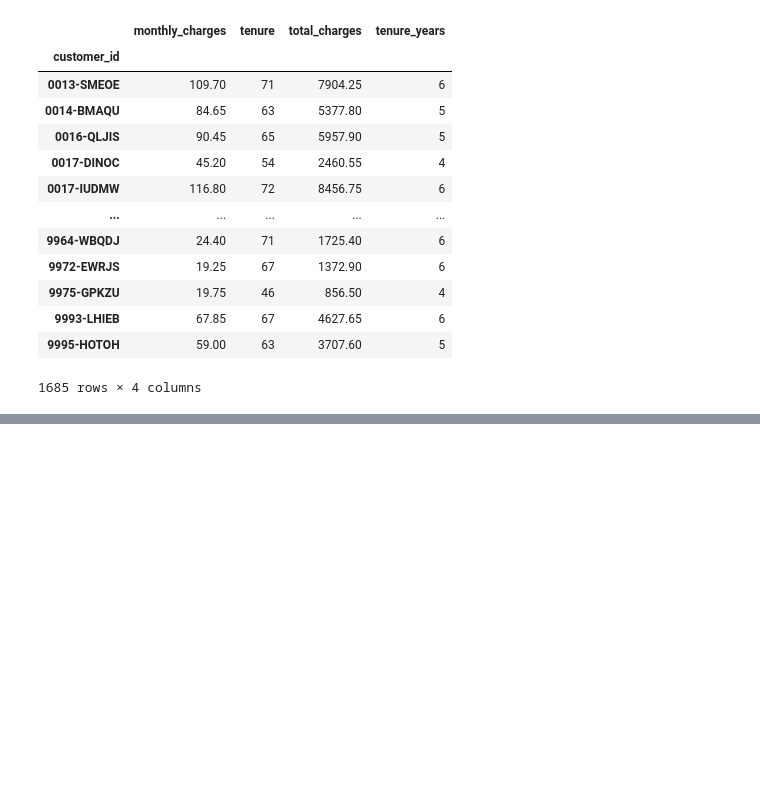
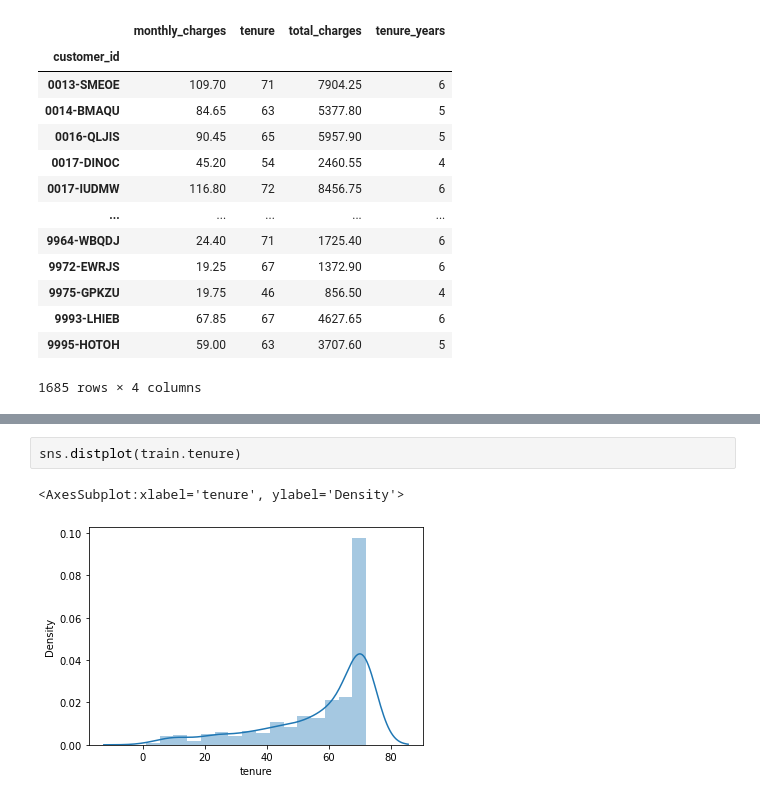
Before and after one commit to johngrinstead/regression_exercises, a Jupyter notebook: explore_telco.ipynb, the cells around one changed output, grey strips where cells are left out. Drawn from its saved outputs; the diff is of its cells as text; blank space fills up the shorter version.

```diff
--- a/explore_telco.ipynb
+++ b/explore_telco.ipynb
@@ -170,0 +216,5 @@ months_to_years(df)
+# %%
+sns.distplot(train.tenure)
+# %% [output]
+<AxesSubplot:xlabel='tenure', ylabel='Density'>
+[figure, added]
```
Also changed, not shown: parts of 19 cells of this notebook, 1 other file.
